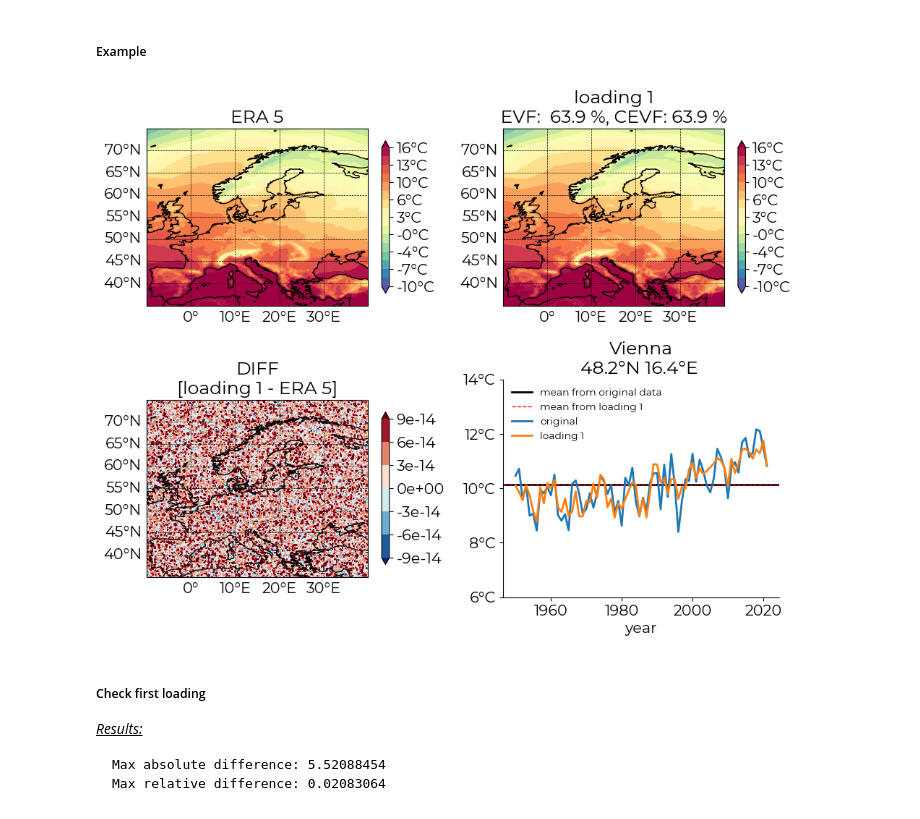
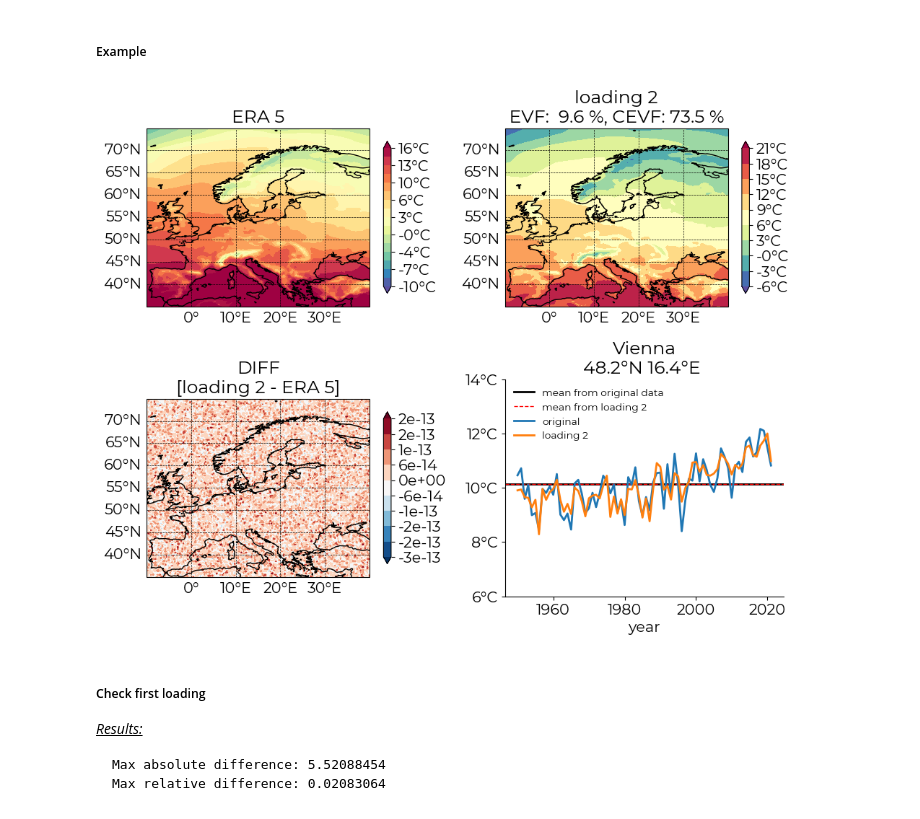
Before and after one commit to birrwahn/Model_DA, a Jupyter notebook: MDA_UE3_VOLPERT.ipynb, the cells around one changed output. Cells and saved outputs as stored; diff of their text form; code cells hidden in the pictures.

```diff
--- a/MDA_UE3_VOLPERT.ipynb
+++ b/MDA_UE3_VOLPERT.ipynb
@@ -221,6 +225,7 @@ lon2 = 40
 
 region = annualera.sel(
     latitude=slice(lat2, lat1),
-    longitude=slice(lon1, lon2)
+    longitude=slice(lon1, lon2),
+    year=slice(1950, 2022)  # period: 1950-2022
 )
 # %% [markdown]
@@ -292,8 +625,9 @@ rec = np.zeros((regionreshape.shape[0],
 for load in range(loadings.shape[0]):
     for grid in range(meanreg.shape[0]):
         L = load + 1  # because [:L]
-        rec[:, grid, load] = meanreg[grid]
-        + np.sum(scores[:, :L] * loadings[:L, grid], axis=1)
+        rec[:, grid, load] = meanreg[grid] + np.sum(scores[:, :L]
+                                                    * loadings[:L, grid],
+                                                    axis=1)
 # %% [markdown]
 ##### Example
 # %%
@@ -314,6 +648,7 @@ Vlon = 16.4
 
 Vt2mERA = region.interp(longitude=Vlon, latitude=Vlat)
 # %%
+load = 1
 f3 = plt.figure(figsize=(10, 8))
 
 axera = f3.add_subplot(221, projection=cpy.crs.PlateCarree())
@@ -327,56 +662,54 @@ pm.plot_map(regionmean.t2m - 273.15,
 
 axload1 = f3.add_subplot(222, projection=cpy.crs.PlateCarree())
 pm.plot_map(regionmean.pca_recostructed.sel(
-            eigenvalues=region.eigenvalues[0]) - 273.15,
+            eigenvalues=region.eigenvalues[load]) - 273.15,
             ax=axload1,
             extent=[lon1, lon2, lat1, lat2],
             lat='latitude', lon='longitude',
             fr='%.0f°C',
-            colormax=16, colormin=-10, colorlevels=17,
-            title='loading 1'
-            + f'\n EVF:  {round(eigenvalues[0] * 100,1)} %,'
-            + f' CEVF: {round(eigenvalues[:1].sum() * 100,1)} % ')
+            title=f'loading {load + 1}'
+            + f'\n EVF:  {round(eigenvalues[load] * 100,1)} %,'
+            + f' CEVF: {round(eigenvalues[:(load + 1)].sum() * 100,1)} % ')
 
 axdiff = f3.add_subplot(223, projection=cpy.crs.PlateCarree())
 pm.plot_map(regionmean.pca_recostructed.sel(
-            eigenvalues=region.eigenvalues[0]) - regionmean.t2m,
+            eigenvalues=region.eigenvalues[load]) - regionmean.t2m,
             ax=axdiff,
             extent=[lon1, lon2, lat1, lat2],
             lat='latitude', lon='longitude',
             fr='%.0e',
             cmap='RdBu_r',
-            colormax=9e-14, colormin=-9e-14, colorlevels=7,
-            title='DIFF\n[loading 1 - ERA 5]')
+            title=f'DIFF\n[loading {load + 1} - ERA 5]')
 
-Vload1 = Vt2mERA.pca_recostructed.sel(eigenvalues=Vt2mERA.eigenvalues[0])
+Vload1 = Vt2mERA.pca_recostructed.sel(eigenvalues=Vt2mERA.eigenvalues[load])
 axyear = f3.add_subplot(224)
 axyear.axhline(y=Vt2mERA.t2m.mean() - 273.15,
                color='black',
                linestyle='-',
                linewidth=2,
                label='mean from original data')
 axyear.axhline(y=Vload1.mean() - 273.15,
                color='red',
                linestyle='--',
                linewidth=1,
-               label='mean from loading 1')
+               label=f'mean from loading {load + 1}')
 axyear.plot(Vt2mERA.year,
             Vt2mERA.t2m - 273.15,
             label='original',
             linewidth=2)
 axyear.plot(Vt2mERA.year,
             Vload1 - 273.15,
-            label='loading 1',
+            label=f'loading {load + 1}',
             linewidth=2)
 axyear.set_xlabel('year')
 axyear.yaxis.set_major_formatter(mtick.FormatStrFormatter('%.0f°C'))
 axyear.legend(frameon=False, fontsize=10)
 axyear.set_ylim((6, 14))
 axyear.title.set_text('Vienna\n48.2°N 16.4°E ')
 
 f3.tight_layout();
 # %% [output]
-[figure, old version]
+[figure, new version]
 # %% [markdown]
 ##### Check first loading
 <ins>*Results:*</ins> <br>
```
Also changed, not shown: parts of 40 cells of this notebook.
